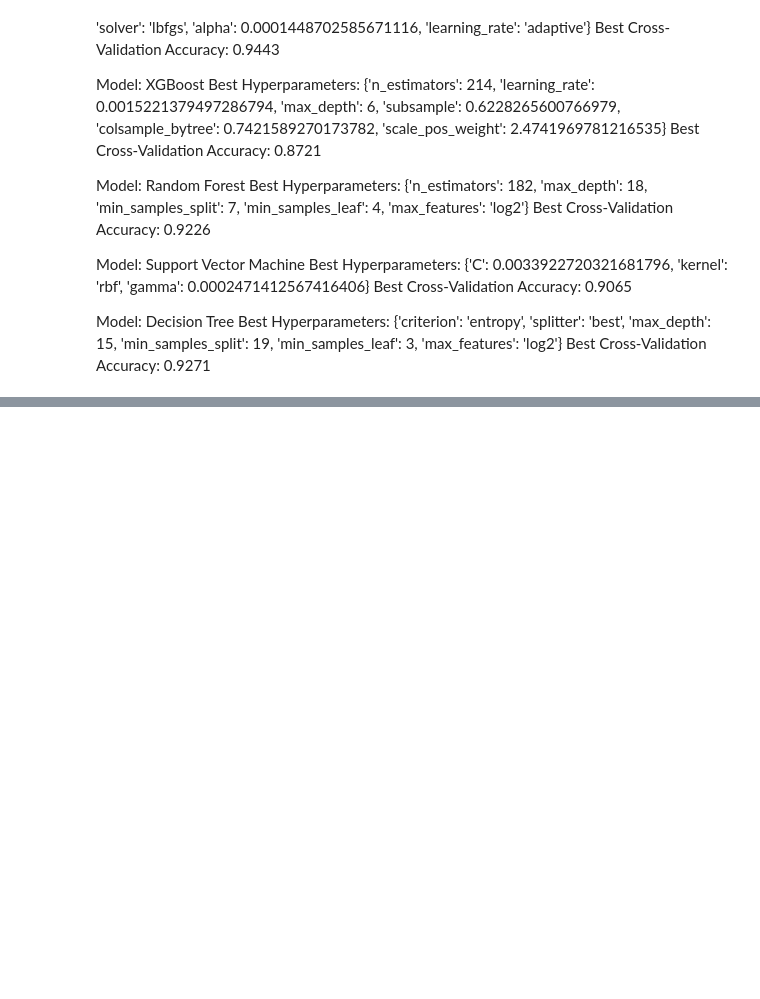
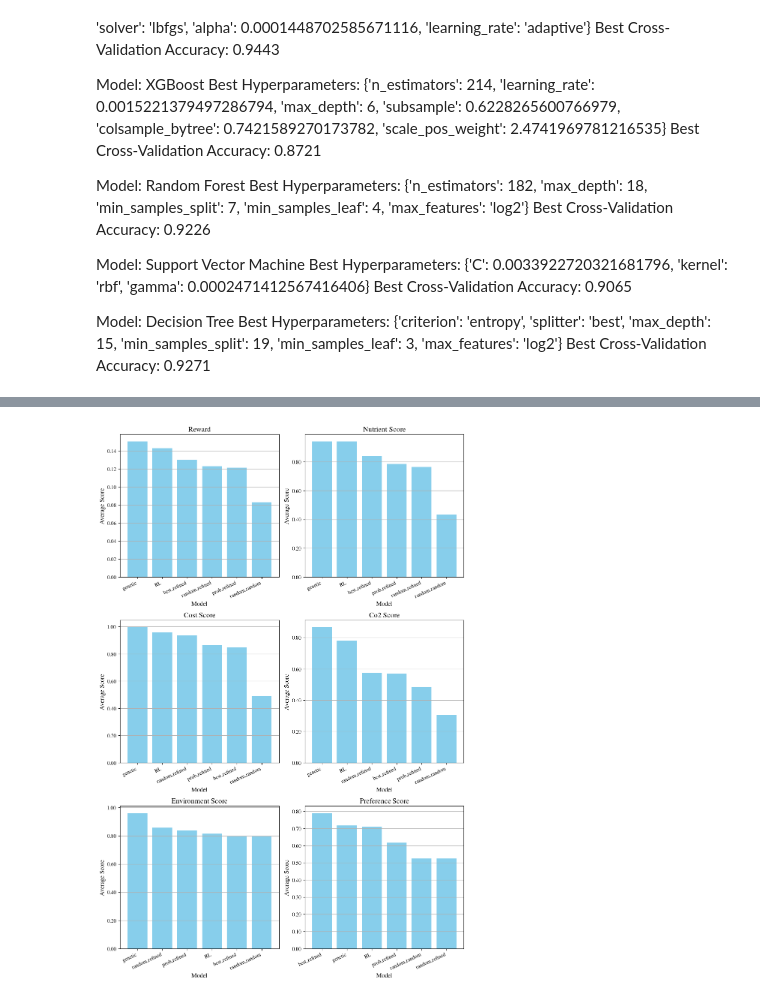
Before and after one commit to Laurie2905-JOHN/Masters_RL, a Jupyter notebook: notebooks/plotting.ipynb, the cells around one changed output, grey strips where cells are left out. Cells and saved outputs as stored; diff of their text form; code cells hidden in the pictures; blank space fills up the shorter version.

```diff
--- a/notebooks/plotting.ipynb
+++ b/notebooks/plotting.ipynb
@@ -1669,11 +1633,18 @@ else:
 # %%
-# Define the score metrics
+# Configure Matplotlib to use LaTeX for rendering
+plt.rcParams.update({
+    "text.usetex": True,
+    "font.family": "serif",  # Use serif font in conjunction with LaTeX
+    "text.latex.preamble": r"\usepackage{times}",
+})
+
+## Define the score metrics
 score_metrics = ['nutrient_score', 'cost_score', 'co2_score', 'environment_score', 'preference_score']
 
 # Initialize accumulators for each key in values
 key_metric_totals = {}
 key_counts = {}
-
+data = load_data()
 # Loop through the data and accumulate the scores per key
 for index in range(len(data)):
     for run, values in data[index].items():
@@ -1709,4 +1680,6 @@ for key, averages in key_averages.items():
         else:
             print(f"  {metric}: {average:.2f} seconds")
     print("\n")
+
+del data
 # %% [output]
@@ -1830,0 +1723,67 @@ plt.show()
+# %%
+import matplotlib.pyplot as plt
+import numpy as np
+
+# Configure Matplotlib to use LaTeX for rendering
+plt.rcParams.update({
+    "text.usetex": True,
+    "font.family": "serif",  # Use serif font in conjunction with LaTeX
+    "text.latex.preamble": r"\usepackage{times}",
+})
+
+# Assuming the `key_averages` dictionary is already calculated as provided
+# Define the score metrics
+score_metrics = ['reward', 'nutrient_score', 'cost_score', 'co2_score', 'environment_score', 'preference_score']
+
+# Number of keys (used to determine the x-ticks)
+keys = list(key_averages.keys())
+num_keys = len(keys)
+
+# Create subplots for each metric
+fig, axs = plt.subplots(3, 2, figsize=(10, 15))  # Adjust layout size as needed
+axs = axs.flatten()
+
+for i, metric in enumerate(score_metrics):
+    ax = axs[i]
+    averages = [key_averages[key][metric] for key in keys]
+
+    # Sort keys and averages based on the averages in descending order
+    sorted_keys_averages = sorted(zip(keys, averages), key=lambda x: x[1], reverse=True)
+    sorted_keys, sorted_averages = zip(*sorted_keys_averages)
+
+    # Bar chart for the current metric
+    ax.bar(sorted_keys, sorted_averages, color='skyblue')
+    ax.set_title(f'{metric.replace("_", " ").title()}', fontsize=14)
+    ax.set_ylabel('Average Score', fontsize=12)
+    ax.set_xlabel('Model', fontsize=12)
+    ax.set_xticks(np.arange(len(sorted_keys)))  # Set x-tick positions
+    ax.set_xticklabels(sorted_keys, rotation=25, ha='right')  # Rotate x-ticks by 25 degrees
+    ax.yaxis.set_major_formatter(plt.FuncFormatter(lambda x, _: f'{x:.2f}'))  # Format y-ticks to 2 decimal places
+    ax.grid(True, axis='y')
+
+# Hide the last subplot if there are fewer than 8 metrics
+if len(score_metrics) < len(axs):
+    fig.delaxes(axs[-1])
+
+# Plot a separate bar chart for 'time_taken'
+fig_time, ax_time = plt.subplots(figsize=(8, 6))
+time_averages = [key_averages[key]['time_taken'] for key in keys]
+
+# Sort keys and time_taken based on the values in descending order
+sorted_keys_time = sorted(zip(keys, time_averages), key=lambda x: x[1], reverse=True)
+sorted_keys, sorted_time = zip(*sorted_keys_time)
+
+ax_time.bar(sorted_keys, sorted_time, color='skyblue')
+ax_time.set_title('Time Taken', fontsize=14)
+ax_time.set_ylabel('Average Time (min)', fontsize=12)
+ax_time.set_xlabel('Model', fontsize=12)
+ax_time.set_xticks(np.arange(len(sorted_keys)))  # Set x-tick positions
+ax_time.set_xticklabels(sorted_keys, rotation=25, ha='right')  # Rotate x-ticks by 25 degrees
+ax_time.grid(True, axis='y')
+
+# Adjust layout and show the plots
+fig.tight_layout()
+fig_time.tight_layout()
+plt.show()
+# %% [output]
+[figure, added]
```
Also changed, not shown: parts of 15 cells of this notebook, 1 other file.
